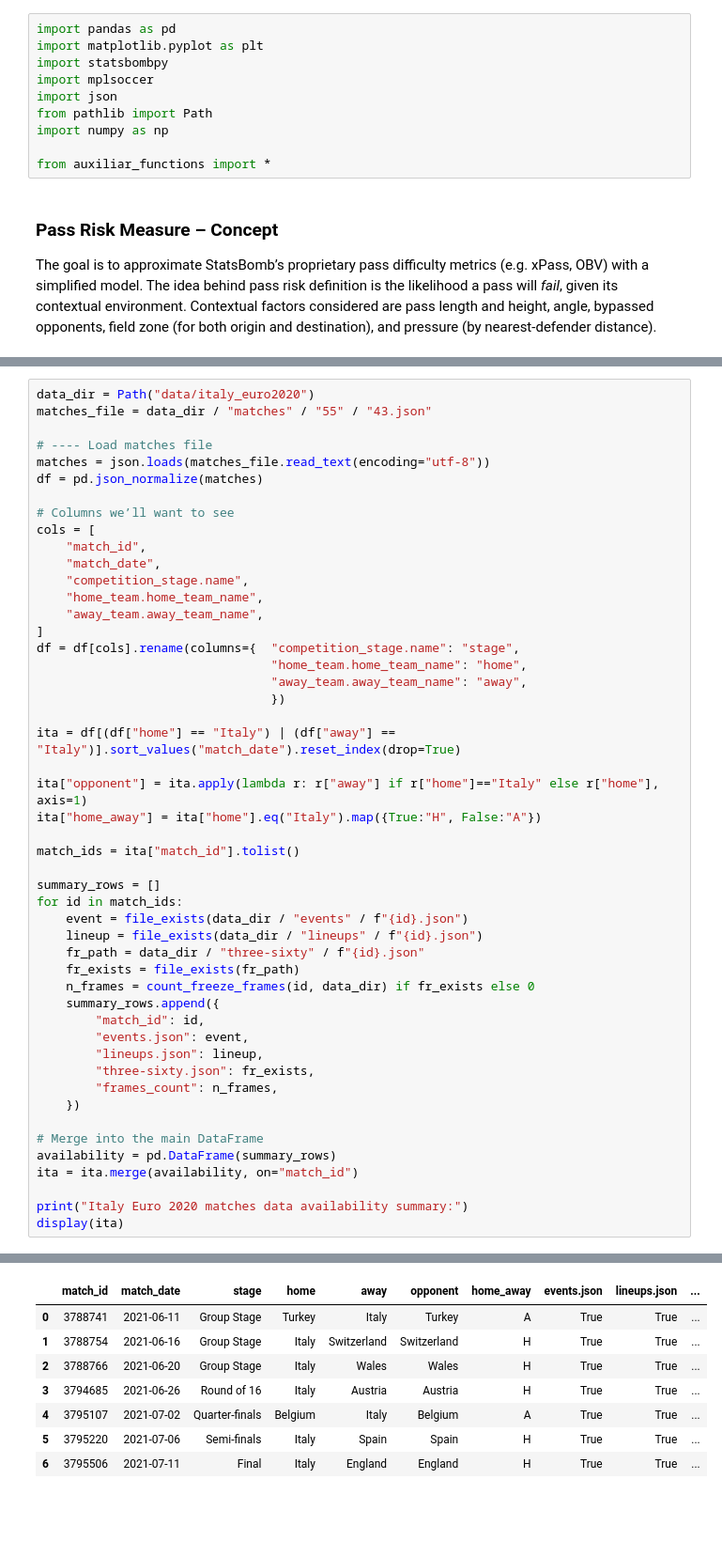
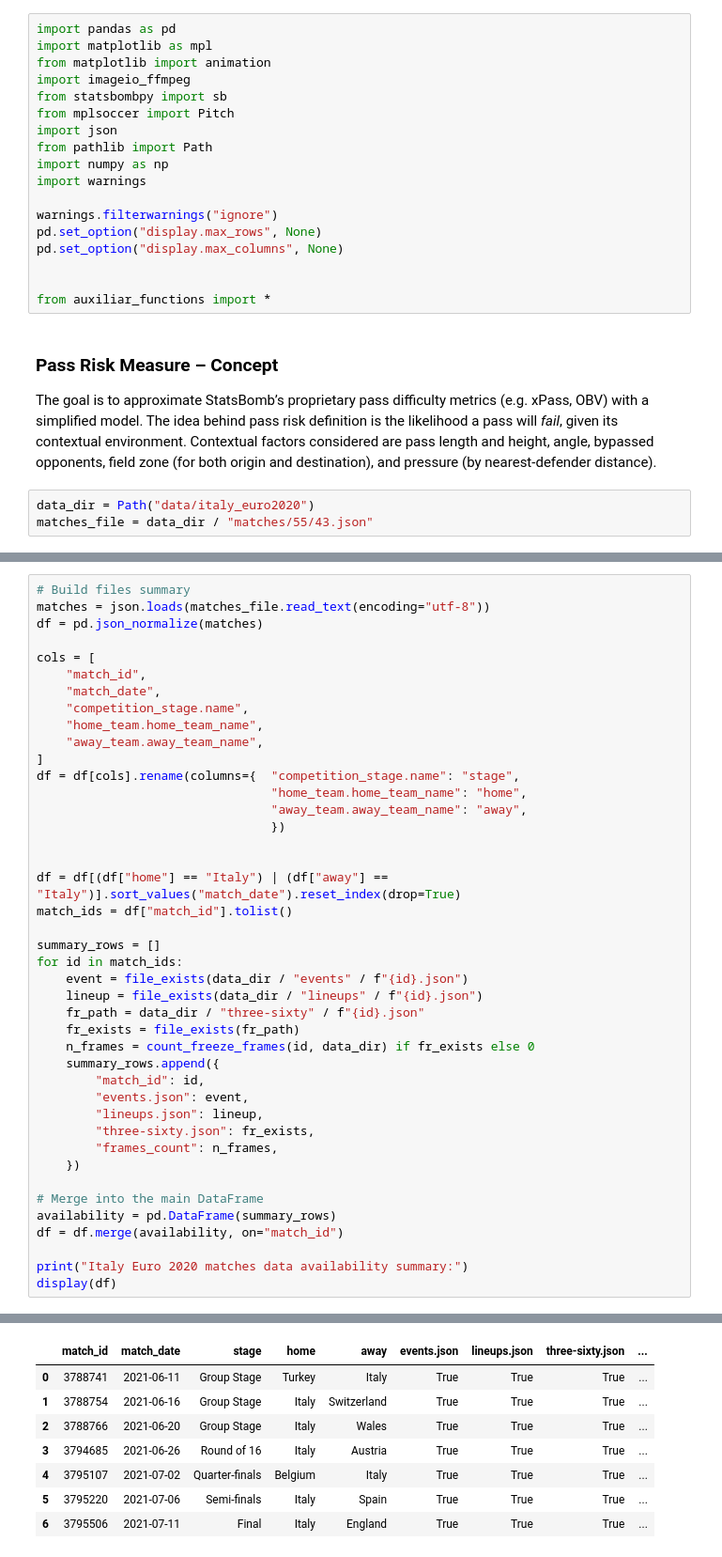
Before and after one commit to pujolaleix/pass_risk_quantification, a Jupyter notebook: challenge.ipynb, the cells around one changed output, grey strips where cells are left out. Shown: that part at 94% size. Cells and saved outputs as stored; diff of their text form; blank space fills up the shorter version.

```diff
--- a/challenge.ipynb
+++ b/challenge.ipynb
@@ -1,13 +1,24 @@
 # %%
 import pandas as pd
-import matplotlib.pyplot as plt
-import statsbombpy
-import mplsoccer
+import matplotlib as mpl
+from matplotlib import animation
+import imageio_ffmpeg
+from statsbombpy import sb
+from mplsoccer import Pitch
 import json
 from pathlib import Path
 import numpy as np
+import warnings
+
+warnings.filterwarnings("ignore")
+pd.set_option("display.max_rows", None)
+pd.set_option("display.max_columns", None)
+
 
 from auxiliar_functions import *
 # %% [markdown]
 ### Pass Risk Measure – Concept
 The goal is to approximate StatsBomb’s proprietary pass difficulty metrics (e.g. xPass, OBV) with a simplified model. The idea behind pass risk definition is the likelihood a pass will *fail*, given its contextual environment. Contextual factors considered are pass length and height, angle, bypassed opponents, field zone (for both origin and destination), and pressure (by nearest-defender distance).
+# %%
+data_dir = Path("data/italy_euro2020")
+matches_file = data_dir / "matches/55/43.json"
@@ -14,12 +27,8 @@ The goal is to approximate StatsBomb’s proprietary pass difficulty metrics (e.
 # %%
-data_dir = Path("data/italy_euro2020")
-matches_file = data_dir / "matches" / "55" / "43.json"
-
-# ---- Load matches file
+# Build files summary
 matches = json.loads(matches_file.read_text(encoding="utf-8"))
 df = pd.json_normalize(matches)
 
-# Columns we’ll want to see
 cols = [
     "match_id",
     "match_date",
@@ -32,12 +41,9 @@ df = df[cols].rename(columns={  "competition_stage.name": "stage",
                                 "away_team.away_team_name": "away",
                                 })
 
-ita = df[(df["home"] == "Italy") | (df["away"] == "Italy")].sort_values("match_date").reset_index(drop=True)
 
-ita["opponent"] = ita.apply(lambda r: r["away"] if r["home"]=="Italy" else r["home"], axis=1)
-ita["home_away"] = ita["home"].eq("Italy").map({True:"H", False:"A"})
-
-match_ids = ita["match_id"].tolist()
+df = df[(df["home"] == "Italy") | (df["away"] == "Italy")].sort_values("match_date").reset_index(drop=True)
+match_ids = df["match_id"].tolist()
 
 summary_rows = []
 for id in match_ids:
@@ -56,8 +62,8 @@ for id in match_ids:
 
 # Merge into the main DataFrame
 availability = pd.DataFrame(summary_rows)
-ita = ita.merge(availability, on="match_id")
+df = df.merge(availability, on="match_id")
 
 print("Italy Euro 2020 matches data availability summary:")
-display(ita)
+display(df)
 # %% [output]
@@ -65,8 +71,8 @@ Italy Euro 2020 matches with data availability:
-|  | match_id | match_date | stage | home | away | opponent | home_away | events.json | lineups.json | ... |
-| 0 | 3788741 | 2021-06-11 | Group Stage | Turkey | Italy | Turkey | A | True | True | ... |
-| 1 | 3788754 | 2021-06-16 | Group Stage | Italy | Switzerland | Switzerland | H | True | True | ... |
-| 2 | 3788766 | 2021-06-20 | Group Stage | Italy | Wales | Wales | H | True | True | ... |
-| 3 | 3794685 | 2021-06-26 | Round of 16 | Italy | Austria | Austria | H | True | True | ... |
-| 4 | 3795107 | 2021-07-02 | Quarter-finals | Belgium | Italy | Belgium | A | True | True | ... |
-| 5 | 3795220 | 2021-07-06 | Semi-finals | Italy | Spain | Spain | H | True | True | ... |
-| 6 | 3795506 | 2021-07-11 | Final | Italy | England | England | H | True | True | ... |
+|  | match_id | match_date | stage | home | away | events.json | lineups.json | three-sixty.json | ... |
+| 0 | 3788741 | 2021-06-11 | Group Stage | Turkey | Italy | True | True | True | ... |
+| 1 | 3788754 | 2021-06-16 | Group Stage | Italy | Switzerland | True | True | True | ... |
+| 2 | 3788766 | 2021-06-20 | Group Stage | Italy | Wales | True | True | True | ... |
+| 3 | 3794685 | 2021-06-26 | Round of 16 | Italy | Austria | True | True | True | ... |
+| 4 | 3795107 | 2021-07-02 | Quarter-finals | Belgium | Italy | True | True | True | ... |
+| 5 | 3795220 | 2021-07-06 | Semi-finals | Italy | Spain | True | True | True | ... |
+| 6 | 3795506 | 2021-07-11 | Final | Italy | England | True | True | True | ... |
```
Also changed, not shown: parts of 10 cells of this notebook, 2 other files.
